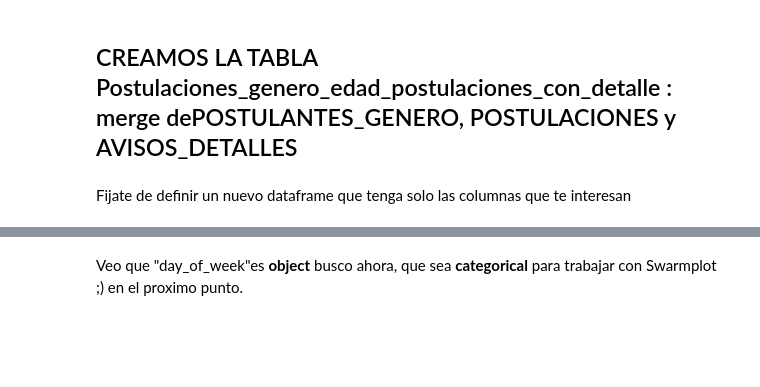
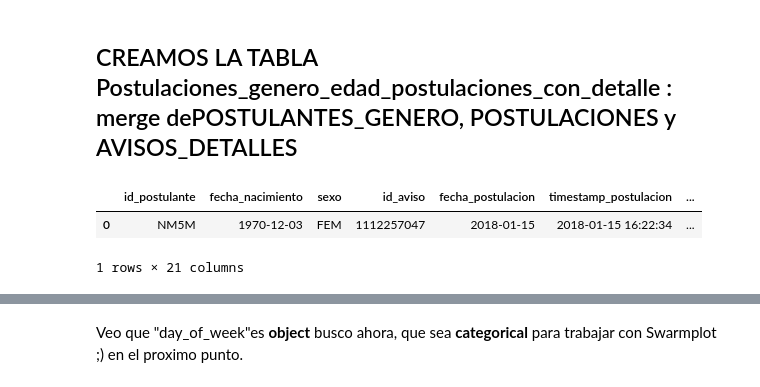
Before and after one commit to akielbowicz/7506-organizacion_de_datos_fiuba, a Jupyter notebook: TP1.ipynb, the cells around one changed output, grey strips where cells are left out. Drawn from its saved outputs; the diff is of its cells as text; code cells hidden in the pictures; blank space fills up the shorter version.

```diff
--- a/TP1.ipynb
+++ b/TP1.ipynb
@@ -149,7 +195,4 @@ visitas = visitas.rename(index=str,columns={"idAviso":"id_aviso", "idpostulante"
 avisos_detalle = avisos_detalle.rename(index=str, columns={"idaviso":"id_aviso", "titulo":"titulo_aviso", "descripcion":"descripcion_aviso","nombre_zona":"zona_de_trabajo","mapacalle":"direccion","nombre_area":"nombre_area_laboral","denominacion_empresa":"nombre_empresa"});
 avisos_online = avisos_online.rename(index=str, columns={"idaviso":"id_aviso"})
 postulaciones = postulaciones.rename(index = str, columns={"idaviso":"id_aviso", "idpostulante":"id_postulante", "fechapostulacion":"fecha_postulacion"})
-# %%
-# Agrego una columna de 1, en la tabla "avisos_detalle" . Me sirve para un analisis posterior.
-avisos_detalle['dummy'] = 1
 # %% [markdown]
@@ -831,22 +1286,0 @@ plt.tight_layout()
-# %%
-import matplotlib.mlab as mlab
-
-
-# Histograma de edad de los postulantes
-
-postulantes['ano_nacimiento'] = postulantes['fecha_nacimiento'].dt.year
-postulantes['edad'] = (2018 - postulantes['ano_nacimiento'])
-
-postulantes_edad = postulantes
-postulantes_edad = postulantes_edad[postulantes_edad.edad < 80]
-postulantes_edad['edad'].hist(bins = 30, );
-plt.tight_layout()
-
-#Estadisticos
-media =postulantes['edad'].mean()
-desvio= postulantes['edad'].std()
-
-
-# add a 'best fit' line
-y = mlab.normpdf( 30, media, desvio)
-l = plt.plot(30, y, 'r-', linewidth=1)
@@ -882,8 +1287 @@ visitas.head()
-# %%
-# Acomodamos el formato
-temp = pd.DatetimeIndex(postulaciones['fecha_postulacion'])
-postulaciones['fecha_postulacion'] = temp.date
-postulaciones['horario_postulacion'] = temp.time
-
-postulaciones.head()
 # %% [markdown]
@@ -942,23 +1339,26 @@ diferencia en sexo por nombre_area
 ## CREAMOS LA TABLA Postulaciones_genero_edad_postulaciones_con_detalle : merge dePOSTULANTES_GENERO, POSTULACIONES y AVISOS_DETALLES
 # %%
 #Armamos el merge
-
 postulantes_genero_edad_postulaciones  =  pd.merge( postulantes_genero_edad, postulaciones,  how = 'inner' ,  on = [ 'id_postulante'])
 postulantes_genero_edad_postulaciones_con_detalle  =  pd.merge( postulantes_genero_edad_postulaciones, avisos_detalle, how = 'inner' ,  on = [ 'id_aviso'])
 
 #TIME Split
 
 #Separamos Date y Time
 temp2 = pd.DatetimeIndex(postulantes_genero_edad_postulaciones_con_detalle['fecha_postulacion'])
 postulantes_genero_edad_postulaciones_con_detalle['Date'] = temp2.date
 postulantes_genero_edad_postulaciones_con_detalle['Time'] = temp2.time
 
 #Generamos una columna con los DIAS DE Date
 postulantes_genero_edad_postulaciones_con_detalle['Date'] = pd.to_datetime(postulantes_genero_edad_postulaciones_con_detalle['Date'])
 postulantes_genero_edad_postulaciones_con_detalle['day_of_week'] = postulantes_genero_edad_postulaciones_con_detalle['Date'].dt.weekday_name
 
 #Agregamos una columna EDAD
-postulantes_genero_edad_postulaciones_con_detalle['edad']=postulantes_edad["edad"]
+postulantes_genero_edad_postulaciones_con_detalle['edad']=  (2018 - postulantes['fecha_nacimiento'].dt.year)
 
 #Imprimo
 postulantes_genero_edad_postulaciones_con_detalle.head(1)
+# %% [output]
+|  | id_postulante | fecha_nacimiento | sexo | id_aviso | fecha_postulacion | timestamp_postulacion | ... |
+| 0 | NM5M | 1970-12-03 | FEM | 1112257047 | 2018-01-15 | 2018-01-15 16:22:34 | ... |
+1 rows × 21 columns
@@ -973,5 +1365,3 @@ plt.show()
-# %% [markdown]
-Fijate de definir un nuevo dataframe que tenga solo las columnas que te interesan
 # %%
 df = postulantes_genero_edad_postulaciones_con_detalle[['nombre_area_laboral',
                                                              'day_of_week']]
```
Also changed, not shown: parts of 187 cells of this notebook.
